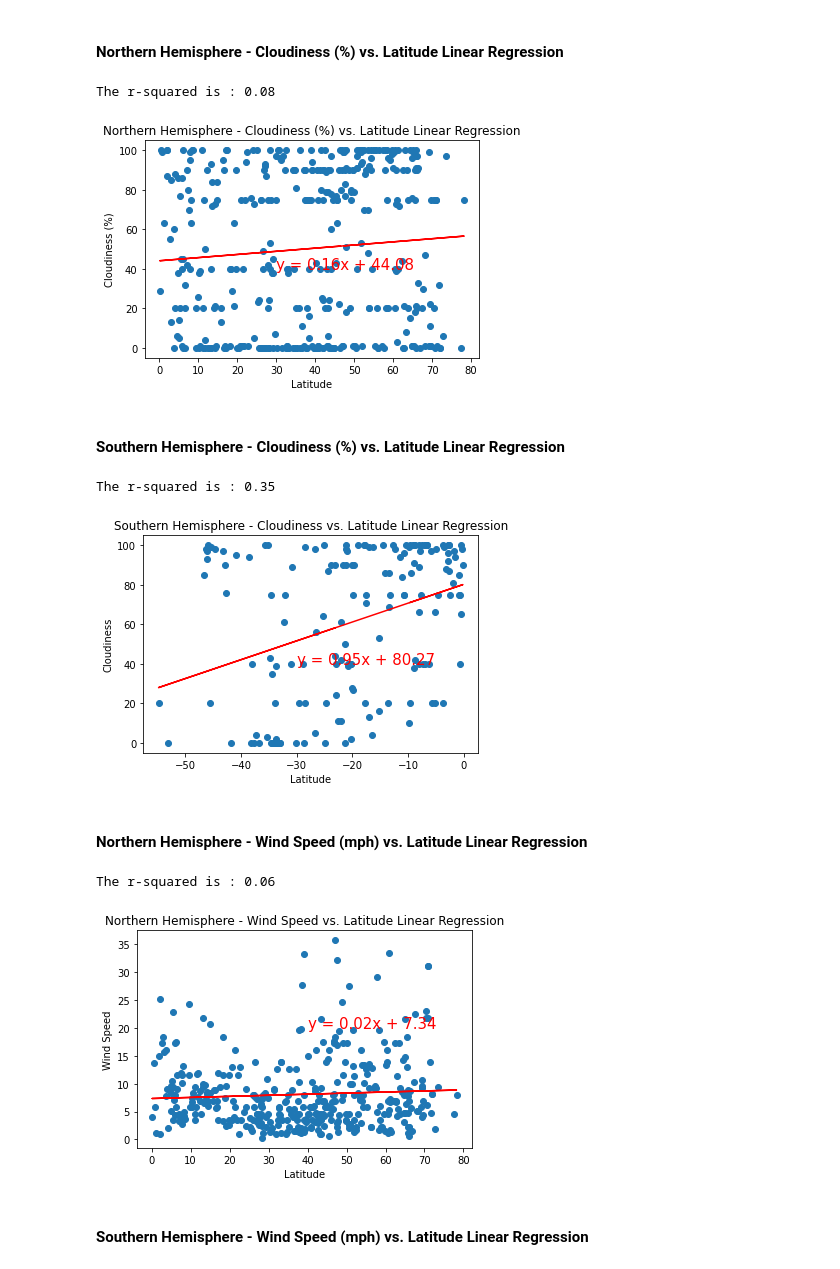
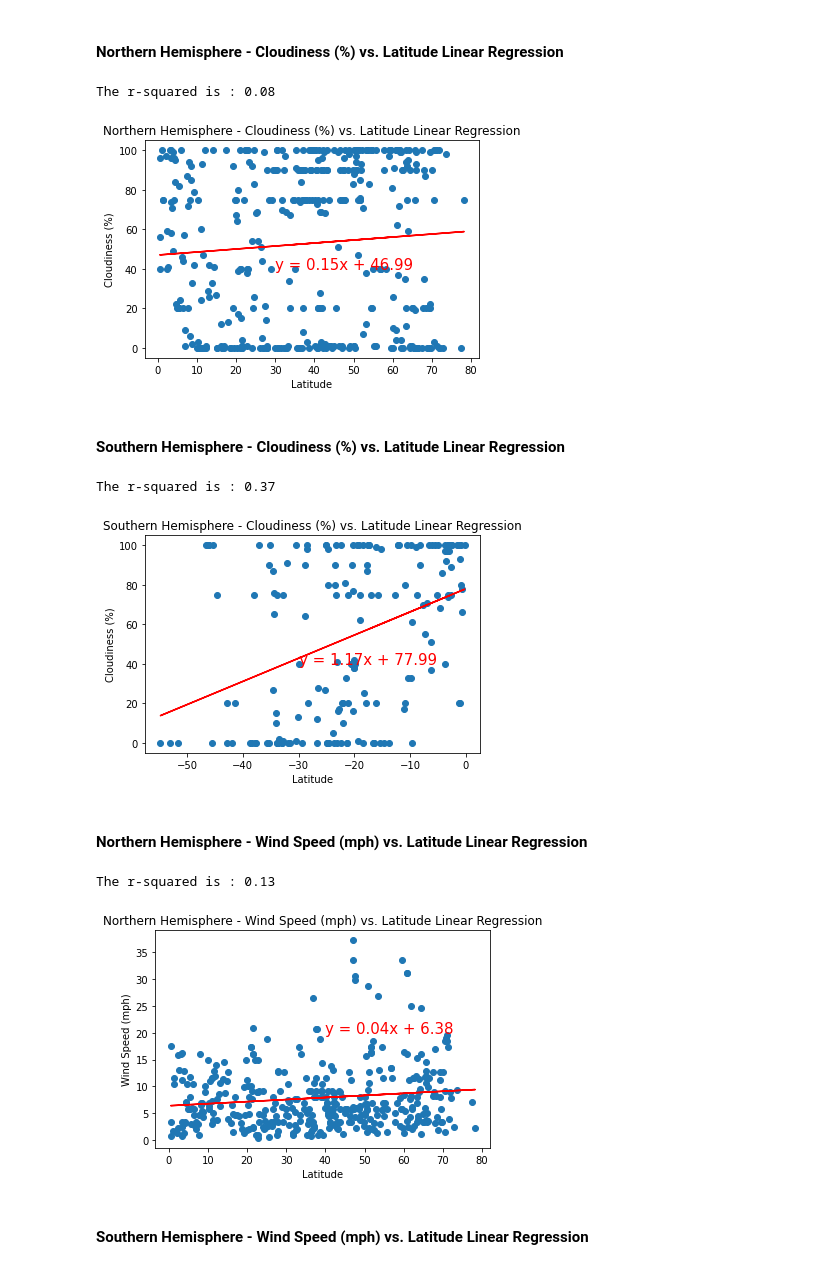
Before and after one commit to lmharlem/python-api-challenge, a Jupyter notebook: WeatherPy/WeatherPy.ipynb, the cells around one changed output. Drawn from its saved outputs; the diff is of its cells as text; code cells hidden in the pictures.

```diff
--- a/WeatherPy/WeatherPy.ipynb
+++ b/WeatherPy/WeatherPy.ipynb
@@ -319,8 +312,8 @@ plt.savefig("D:/UTSA/Github/python-api-challenge/WeatherPy/Images/City Latitude
 northern_hemisphere = city_data_df.loc[city_data_df["Lat"] >= 0]
 southern_hemisphere = city_data_df.loc[city_data_df["Lat"] < 0]
 
-# Define function for creating linear agression and scatter plot
-def linear_agression(x,y):
+# Define function for creating linear regression and scatter plot
+def linear_regression(x,y):
     print(f"The r-squared is : {round(st.pearsonr(x, y)[0],2)}")
     (slope, intercept, rvalue, pvalue, stderr) = linregress(x, y)
     regress_values = x * slope + intercept
@@ -333,7 +326,7 @@ def linear_agression(x,y):
 def annotate(line_eq, a, b):
     plt.annotate(line_eq,(a,b),fontsize=15,color="red")
     #plt.savefig("D:/UTSA/Github/python-api-challenge/WeatherPy/Images/City Latitude vs Humidity.png")
-    plt.savefig("D:/UTSA/Github/python-api-challenge/WeatherPy/Images/City Latitude vs Humidity2.png")
+    #plt.savefig("D:/UTSA/Github/python-api-challenge/Images/City Latitude vs Humidity2.png")
 # %% [markdown]
 ####  Northern Hemisphere - Max Temp vs. Latitude Linear Regression
 # %%
@@ -434,7 +427,7 @@ The r-squared is : 0.25
 ####  Northern Hemisphere - Cloudiness (%) vs. Latitude Linear Regression
 # %%
 # Call an function #1
-equation = linear_agression(northern_hemisphere["Lat"], northern_hemisphere["Cloudiness"])
+equation = linear_regression(northern_hemisphere["Lat"], northern_hemisphere["Cloudiness"])
 
 # Call an function #2
 annotate(equation, 30, 40)
@@ -450,58 +443,58 @@ plt.ylabel("Cloudiness (%)")
 
 # Save the figure
 #plt.savefig("../Images/Northern Hemisphere - Cloudiness (%) vs. Latitude Linear Regression.png")
-plt.savefig("D:/UTSA/Github/python-api-challenge/WeatherPy/Images/Northern Hemisphere - Cloudiness vs. Latitude Linear Regression.png")
+plt.savefig("D:/UTSA/Github/python-api-challenge/Images/Northern Hemisphere - Cloudiness (%) vs. Latitude Linear Regression.png")
 # %% [output]
 The r-squared is : 0.08
-[figure, old version]
+[figure, new version]
 # %% [markdown]
 ####  Southern Hemisphere - Cloudiness (%) vs. Latitude Linear Regression
 # %%
 # Call an function #1
-equation = linear_agression(southern_hemisphere["Lat"], southern_hemisphere["Cloudiness"])
+equation = linear_regression(southern_hemisphere["Lat"], southern_hemisphere["Cloudiness"])
 
 # Call an function #2
 annotate(equation, -30, 40)
 
 # Set a title
-plt.title("Southern Hemisphere - Cloudiness vs. Latitude Linear Regression")
+plt.title("Southern Hemisphere - Cloudiness (%) vs. Latitude Linear Regression")
 
 # Set xlabel
 plt.xlabel("Latitude")
 
 # Set ylabel
-plt.ylabel("Cloudiness")
+plt.ylabel("Cloudiness (%)")
 
 # Save the figure
 #plt.savefig("../Images/Southern Hemisphere - Cloudiness (%) vs. Latitude Linear Regression.png")
-plt.savefig("D:/UTSA/Github/python-api-challenge/WeatherPy/Images/Southern Hemisphere - Cloudiness vs. Latitude Linear Regression.png")
+plt.savefig("D:/UTSA/Github/python-api-challenge/Images/Southern Hemisphere - Cloudiness (%) vs. Latitude Linear Regression.png")
 # %% [output]
-The r-squared is : 0.35
+The r-squared is : 0.37
-[figure, old version]
+[figure, new version]
 # %% [markdown]
 ####  Northern Hemisphere - Wind Speed (mph) vs. Latitude Linear Regression
 # %%
 # Call an function #1
-equation = linear_agression(northern_hemisphere["Lat"], northern_hemisphere["Wind Speed"])
+equation = linear_regression(northern_hemisphere["Lat"], northern_hemisphere["Wind Speed"])
 
 # Call an function #2
 annotate(equation, 40, 20)
 
 # Set  title
-plt.title("Northern Hemisphere - Wind Speed vs. Latitude Linear Regression")
+plt.title("Northern Hemisphere - Wind Speed (mph) vs. Latitude Linear Regression")
 
 # Set xlabel
 plt.xlabel("Latitude")
 
 # Set ylabel
-plt.ylabel("Wind Speed")
+plt.ylabel("Wind Speed (mph)")
 
 # Save the figure
 #plt.savefig("../Images/Northern Hemisphere - Wind Speed vs. Latitude Linear Regression.png")
-plt.savefig("D:/UTSA/Github/python-api-challenge/WeatherPy/Images/Northern Hemisphere - Wind Speed vs. Latitude Linear Regression.png")
+plt.savefig("D:/UTSA/Github/python-api-challenge/Images/Northern Hemisphere - Wind Speed (mph) vs. Latitude Linear Regression.png")
 # %% [output]
-The r-squared is : 0.06
+The r-squared is : 0.13
-[figure, old version]
+[figure, new version]
 # %% [markdown]
 ####  Southern Hemisphere - Wind Speed (mph) vs. Latitude Linear Regression
 # %%
```
Also changed, not shown: parts of 17 cells of this notebook, 18 other files.
